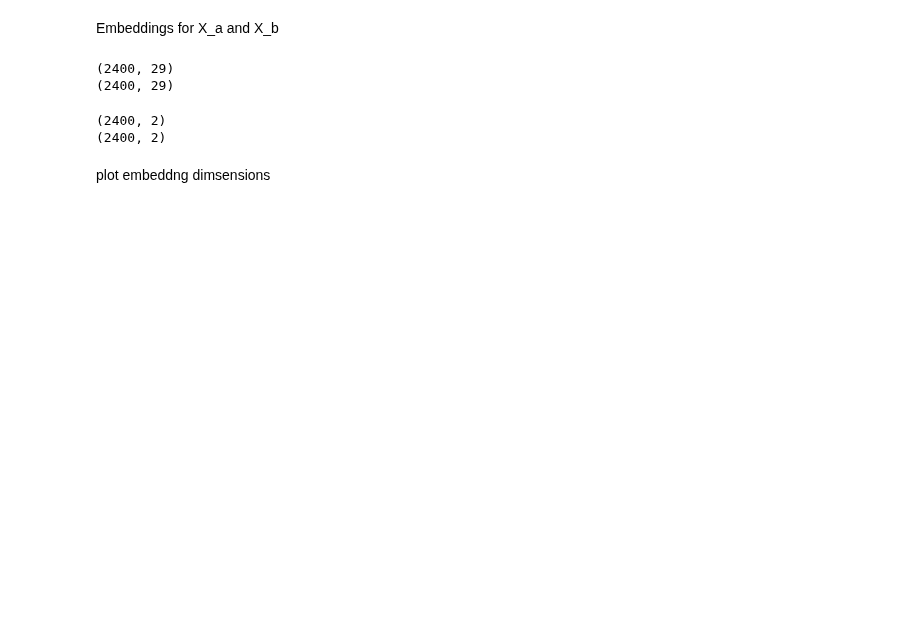
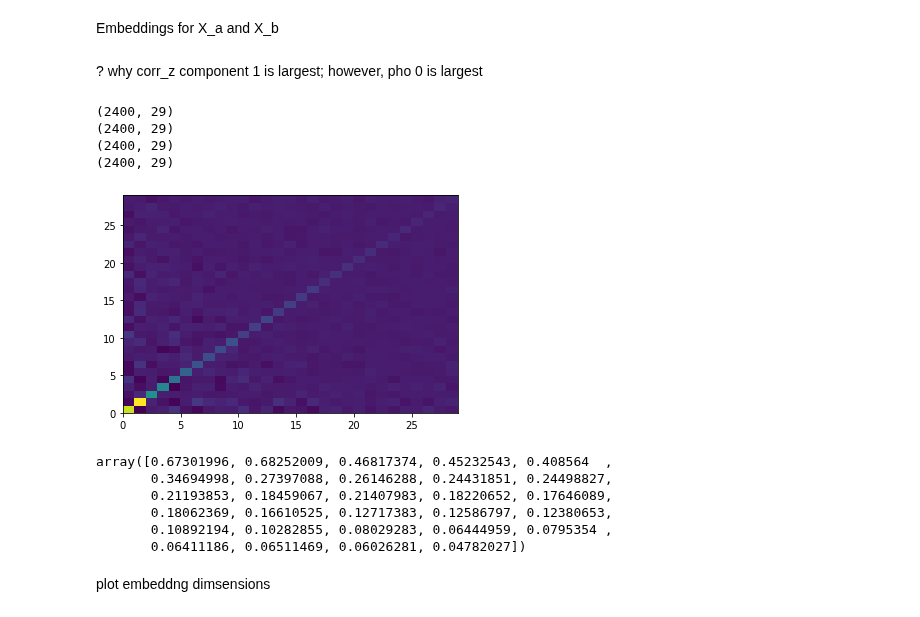
Before and after one commit to Jp-17/Coding_learning, a Jupyter notebook: Model_learning/CCA_source_learn.ipynb, the cells around one changed output. Drawn from its saved outputs; the diff is of its cells as text; code cells hidden in the pictures; blank space fills up the shorter version.

```diff
--- a/Model_learning/CCA_source_learn.ipynb
+++ b/Model_learning/CCA_source_learn.ipynb
@@ -275,34 +285,50 @@ X_a: (2400, 29)
 the weight of X_a: (29, 29)
 # %% [markdown]
 Embeddings for X_a and X_b
+# %% [markdown]
+? why corr_z component 1 is largest; however, pho 0 is largest
 # %%
 z_a = X_a @ w_a
 z_b = X_b @ w_b
 
 print(z_a.shape)
 print(z_b.shape)
 
-# # normalize
-# z_a = z_a.T / np.linalg.norm(z_a.T, 2, axis=0)
-# z_a = z_a.T
-# z_b = z_b.T / np.linalg.norm(z_b.T, 2, axis=0)
-# z_b = z_b.T
+# normalize
+z_a = z_a.T / np.linalg.norm(z_a.T, 2, axis=0)
+z_a = z_a.T
+z_b = z_b.T / np.linalg.norm(z_b.T, 2, axis=0)
+z_b = z_b.T
+print(z_a.shape)
+print(z_b.shape)
 
-# print(z_a.shape)
-# print(z_b.shape)
+corr_z_map = np.dot(z_a.T, z_b)
+corr_z_map = corr_z_map.real
+
+f, ax = plt.subplots()
+ax.pcolormesh(corr_z_map)
+plt.show()
 # %% [output]
 (2400, 29)
 (2400, 29)
+(2400, 29)
+(2400, 29)
+[figure, added]
-# %%
-n_components = 2 # principle components
-z_a = z_a[:, :n_components]
-z_b = z_b[:, :n_components]
-
-print(z_a.shape)
-print(z_b.shape)
-# %% [output]
-(2400, 2)
-(2400, 2)
+# %%
+corr_z_map = np.dot(z_a.T, z_b) / (np.sqrt(np.dot(z_a.T, z_a)) *\
+    np.sqrt(np.dot(z_b.T, z_b)))
+corr_z_map = corr_z_map.real
+
+dia_ind = np.arange(0, r)
+corr_z = corr_z_map[dia_ind, dia_ind]
+corr_z
+# %% [output]
+array([0.67301996, 0.68252009, 0.46817374, 0.45232543, 0.408564  ,
+       0.34694998, 0.27397088, 0.26146288, 0.24431851, 0.24498827,
+       0.21193853, 0.18459067, 0.21407983, 0.18220652, 0.17646089,
+       0.18062369, 0.16610525, 0.12717383, 0.12586797, 0.12380653,
+       0.10892194, 0.10282855, 0.08029283, 0.06444959, 0.0795354 ,
+       0.06411186, 0.06511469, 0.06026281, 0.04782027])
 # %% [markdown]
 plot embeddng dimsensions
 # %%
```
Also changed, not shown: parts of 6 cells of this notebook.
